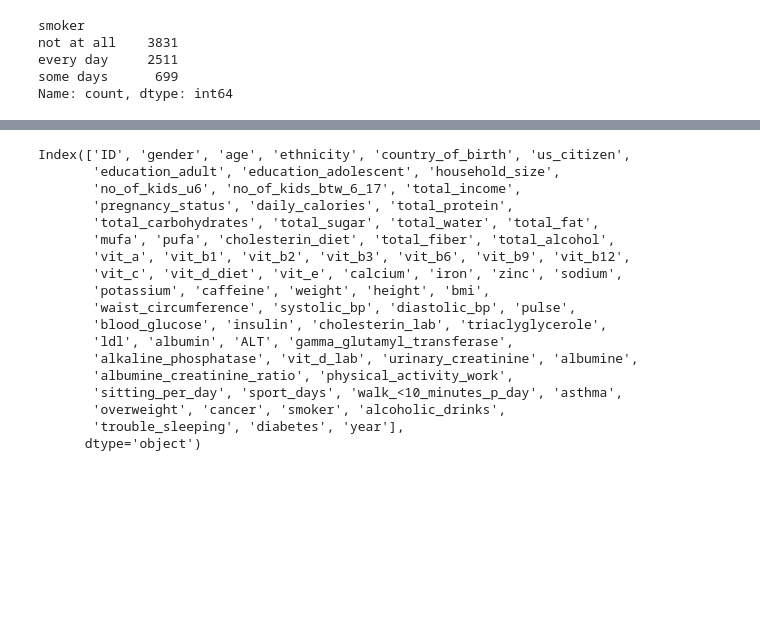
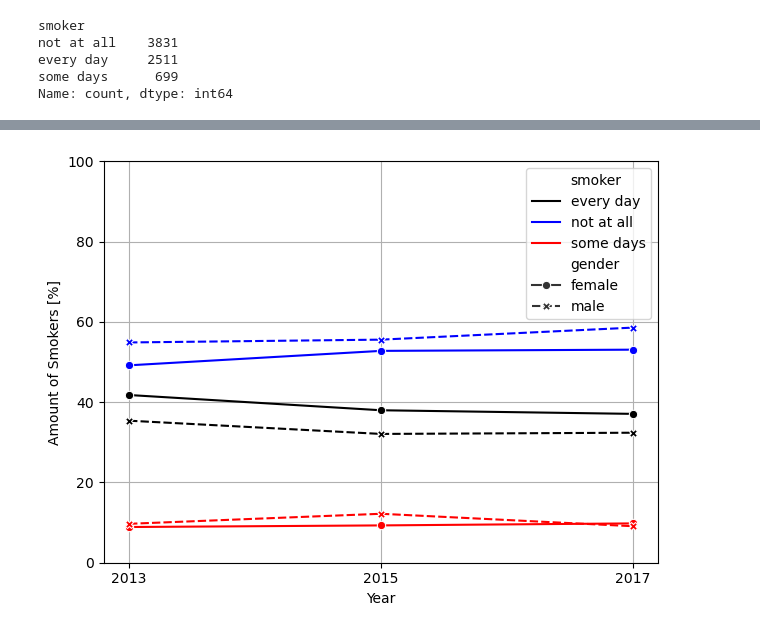
Before and after one commit to SoerenWenck/Capstone, a Jupyter notebook: scripts/smoking.ipynb, the cells around one changed output, grey strips where cells are left out. Drawn from its saved outputs; the diff is of its cells as text; code cells hidden in the pictures; blank space fills up the shorter version.

```diff
--- a/scripts/smoking.ipynb
+++ b/scripts/smoking.ipynb
@@ -48,21 +121,38 @@ sns.boxplot(data=data_smoke, x="smoker", y="household_size")
 # %%
-data_smoke.columns
+## Distribution of smokers across both genders in all years
+df = data_smoke.groupby(["year", "gender", "smoker"]).size().reset_index(name="count")
+
+df["percent"] = df.groupby(["year", "gender"])["count"].transform(lambda x: x / x.sum() * 100)
+df["percent"] = df["percent"].round(1)
+
+import seaborn as sns
+import matplotlib.pyplot as plt
+
+# Farbpalette (z. B. aus deiner ursprünglichen Definition)
+color_scheme = {
+    "some days": "red",
+    "not at all": "blue",
+    "every day": "black"
+}
+
+# Plot
+sns.lineplot(
+    data=df,
+    x="year",
+    y="percent",
+    hue="smoker",
+    style="gender",       # Linienstil für gender (z. B. durchgezogen vs gestrichelt)
+    palette=color_scheme,
+    markers=True,
+    dashes=True
+)
+
+plt.ylabel("Amount of Smokers [%]")
+plt.xlabel("Year")
+plt.xticks([2013,2015,2017])
+plt.ylim((0,100))
+plt.grid(True)
+plt.tight_layout()
+plt.show()
 # %% [output]
-Index(['ID', 'gender', 'age', 'ethnicity', 'country_of_birth', 'us_citizen',
-       'education_adult', 'education_adolescent', 'household_size',
-       'no_of_kids_u6', 'no_of_kids_btw_6_17', 'total_income',
-       'pregnancy_status', 'daily_calories', 'total_protein',
-       'total_carbohydrates', 'total_sugar', 'total_water', 'total_fat',
-       'mufa', 'pufa', 'cholesterin_diet', 'total_fiber', 'total_alcohol',
-       'vit_a', 'vit_b1', 'vit_b2', 'vit_b3', 'vit_b6', 'vit_b9', 'vit_b12',
-       'vit_c', 'vit_d_diet', 'vit_e', 'calcium', 'iron', 'zinc', 'sodium',
-       'potassium', 'caffeine', 'weight', 'height', 'bmi',
-       'waist_circumference', 'systolic_bp', 'diastolic_bp', 'pulse',
-       'blood_glucose', 'insulin', 'cholesterin_lab', 'triaclyglycerole',
-       'ldl', 'albumin', 'ALT', 'gamma_glutamyl_transferase',
-       'alkaline_phosphatase', 'vit_d_lab', 'urinary_creatinine', 'albumine',
-       'albumine_creatinine_ratio', 'physical_activity_work',
-       'sitting_per_day', 'sport_days', 'walk_<10_minutes_p_day', 'asthma',
-       'overweight', 'cancer', 'smoker', 'alcoholic_drinks',
-       'trouble_sleeping', 'diabetes', 'year'],
-      dtype='object')
+[figure, added]
```
Also changed, not shown: parts of 33 cells of this notebook, 2 other files.
